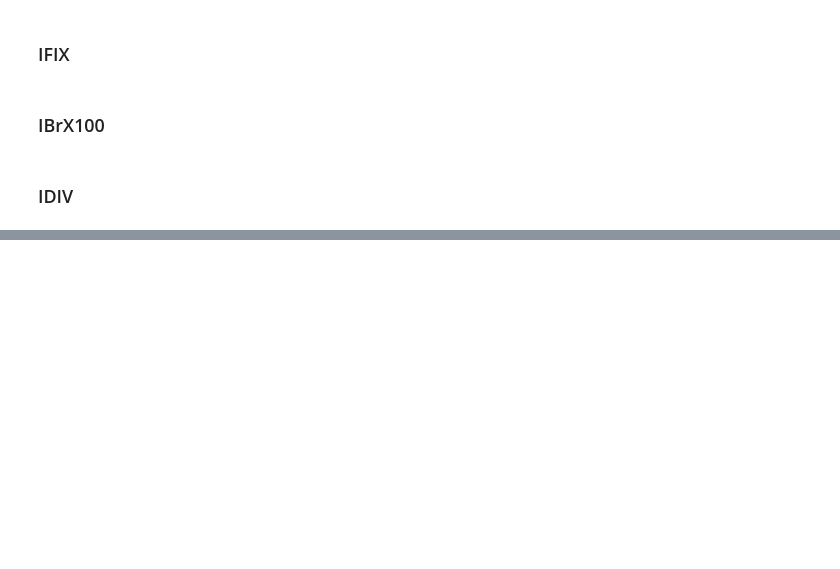
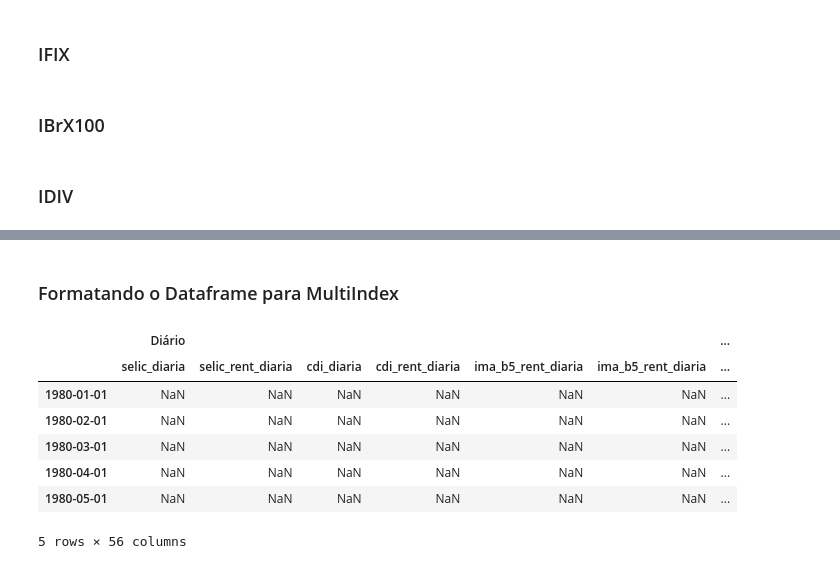
Before and after one commit to italo013/Asset-Liability-Management_ALM, a Jupyter notebook: ALM.ipynb, the cells around one changed output, grey strips where cells are left out. Cells and saved outputs as stored; diff of their text form; code cells hidden in the pictures; blank space fills up the shorter version.

```diff
--- a/ALM.ipynb
+++ b/ALM.ipynb
@@ -79,7 +79,7 @@ def melt_dataframe(df, ano, column_name):
 
     df_final = df_melt[['date', column_name]].copy()
     if df_final[column_name].dtype == 'object':
-        df_final[column_name] = df_final[column_name].str.replace('.', '').str.replace(',', '.').astype(float)
+        df_final[column_name] = df_final[column_name].str.replace('.', '', regex=True).str.replace(',', '.', regex=True).astype(float)
     df_final = df_final.dropna()
 
     return df_final
@@ -1697,12 +1716,0 @@ The default value of regex will change from True to False in a future version. I
-# %%
-ano = 2023
-
-response = requests.get(url_idiv[ano],
-    cookies=idiv_cookies[ano],
-    headers=idiv_headers,
-)
-
-idiv = response.json().get('results')
-idiv = pd.json_normalize(idiv)
-idiv = melt_dataframe(idiv, ano, 'idiv')
-idiv
@@ -1723,0 +1843,66 @@ The default value of regex will change from True to False in a future version. I
+# %% [markdown]
+### Formatando o Dataframe para MultiIndex
+# %%
+# Dicionário de mapeamento dos índices e seus respectivos DataFrames
+indices = {
+    "SELIC": selic,
+    "CDI": cdi,
+    "IPCA": ipca,
+    "IMA-B": ima_b5,
+    "IMA-B5": ima_b5,
+    "IMA-B5+": ima_b5plus,
+    "IMA-G": ima_g,
+    "IRF-M": irf_m,
+    "IRF-M1": irf_m1,
+    "IRF-M1+": irf_m1plus,
+    "IDKA IPCA 2A": idkaipca2a,
+    "CÂMBIO": cambio,
+    "IBOV": ibov,
+    "IBRX50": ibrx50,
+    "IBRX100": ibrx100,
+    "IFIX": ifix,
+    "SMALL CAPS": smll,
+    "IDIV": idiv
+}
+
+# Função para dividir cada dataframe em sub-dataframes por granularidade
+def split_by_granularity(df):
+    diario = df.filter(like="diaria")
+    mensal = df.filter(like="mensal_acumulada")
+    anual = df.filter(like="anual_acumulada")
+    return diario, mensal, anual
+
+# Armazenamos os sub-dataframes de cada índice
+dataframes_diario, dataframes_mensal, dataframes_anual = [], [], []
+keys = []
+
+for key, dataframe in indices.items():
+    diario, mensal, anual = split_by_granularity(dataframe)
+    dataframes_diario.append(diario)
+    dataframes_mensal.append(mensal)
+    dataframes_anual.append(anual)
+    keys.append(key)
+
+# Concatenamos os sub-dataframes por granularidade
+diario_df = pd.concat(dataframes_diario, axis=1, keys=keys)
+mensal_df = pd.concat(dataframes_mensal, axis=1, keys=keys)
+anual_df = pd.concat(dataframes_anual, axis=1, keys=keys)
+
+# Ajustamos a MultiIndex
+diario_df.columns = pd.MultiIndex.from_product([["Diário"], diario_df.columns.get_level_values(1)])
+mensal_df.columns = pd.MultiIndex.from_product([["Mensal"], mensal_df.columns.get_level_values(1)])
+anual_df.columns = pd.MultiIndex.from_product([["Anual"], anual_df.columns.get_level_values(1)])
+
+# Concatenamos tudo em um único dataframe
+final_df = pd.concat([diario_df, mensal_df, anual_df], axis=1)
+
+final_df.head()
+# %% [output]
+|  | Diário |  |  |  |  |  | ... |
+|  | selic_diaria | selic_rent_diaria | cdi_diaria | cdi_rent_diaria | ima_b5_rent_diaria | ima_b5_rent_diaria | ... |
+| 1980-01-01 | NaN | NaN | NaN | NaN | NaN | NaN | ... |
+| 1980-02-01 | NaN | NaN | NaN | NaN | NaN | NaN | ... |
+| 1980-03-01 | NaN | NaN | NaN | NaN | NaN | NaN | ... |
+| 1980-04-01 | NaN | NaN | NaN | NaN | NaN | NaN | ... |
+| 1980-05-01 | NaN | NaN | NaN | NaN | NaN | NaN | ... |
+5 rows × 56 columns
```
Also changed, not shown: parts of 57 cells of this notebook.
